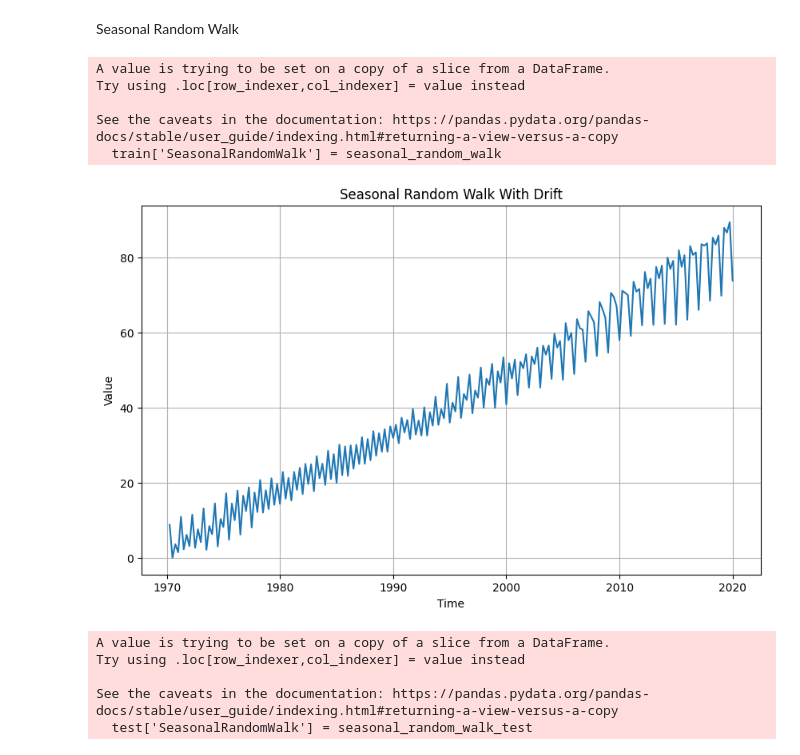
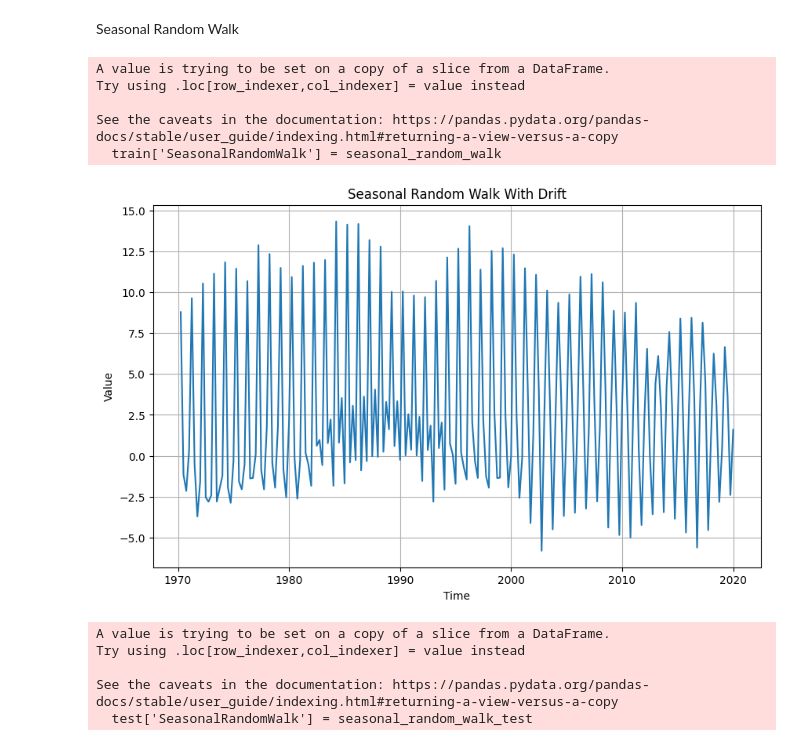
Before and after one commit to giordanovitale/Time-Series-Assignments, a Jupyter notebook: Assignment 2/Assignment2.ipynb, the cells around one changed output. Drawn from its saved outputs; the diff is of its cells as text; code cells hidden in the pictures.

```diff
--- a/Assignment 2/Assignment2.ipynb
+++ b/Assignment 2/Assignment2.ipynb
@@ -371,8 +371,10 @@ start_year = 1970
 end_year = 2019
 quarters_per_year = 4
 
+# compute the parametere c_hat that will be used in the random walk
+c_hat = (train['Log'].iloc[-1] - train['Log'].iloc[1])/len(train)
+
 # parameters of the random walk
-a = 0.004
 n = (end_year - start_year + 1)*4
 
 # generate the model
@@ -380,7 +382,7 @@ random_walk = np.zeros(n)
 random_walk[0] = train['Log'].iloc[0]
 
 for t in range(1,n):
-    random_walk[t] = a + random_walk[t-1] + np.random.normal(0,1)
+    random_walk[t] = c_hat*t + train['Log'].iloc[-1] + np.random.normal(0,1)
 
 # add the random walk as a new column in your DataFrame if needed
 train['RandomWalk'] = random_walk
@@ -407,7 +409,7 @@ random_walk_test = np.zeros(n_test)
 random_walk_test[0] = train['Log'].iloc[-1]  # Start with the last value from training data
 
 for t in range(1, n_test):
-    random_walk_test[t] = a + random_walk_test[t - 1] + np.random.normal(0, 1)
+    random_walk_test[t] = c_hat*t + train['Log'].iloc[-1]
 
 # Update the "RandomWalk" column in the "test" DataFrame with the predictions
 test['RandomWalk'] = random_walk_test
@@ -461,35 +463,34 @@ combined_df.tail(12)
 Seasonal Random Walk
 # %%
 # parameters of the seasonal random walk
-a = mean_per_capita_growth
 n = (end_year - start_year + 1)*4
 s = 4
 
 # generate the model
 seasonal_random_walk = np.zeros(n)
 seasonal_random_walk[0] = train['Log'].iloc[0]
 
 for t in range(1,n):
-    seasonal_random_walk[t] = a + seasonal_random_walk[t-s] + np.random.normal(0,1)
+    seasonal_random_walk[t] = c_hat + seasonal_random_walk[t-s] + np.random.normal(0,1)
 
 # add the random walk as a new column in your DataFrame if needed
 train['SeasonalRandomWalk'] = seasonal_random_walk
 
 # plot the model
 plt.figure(figsize=(10,6))
 plt.plot(train['Time'], seasonal_random_walk)
 plt.title("Seasonal Random Walk With Drift")
 plt.xlabel("Time")
 plt.ylabel("Value")
 plt.grid(True)
 plt.show()
 # %% [output]
 A value is trying to be set on a copy of a slice from a DataFrame.
 Try using .loc[row_indexer,col_indexer] = value instead
 
 See the caveats in the documentation: https://pandas.pydata.org/pandas-docs/stable/user_guide/indexing.html#returning-a-view-versus-a-copy
   train['SeasonalRandomWalk'] = seasonal_random_walk
-[figure, old version]
+[figure, new version]
 # %%
 # Use the trained model to generate predictions for the "test" data
 n_test = len(test)
```
Also changed, not shown: parts of 4 cells of this notebook.
